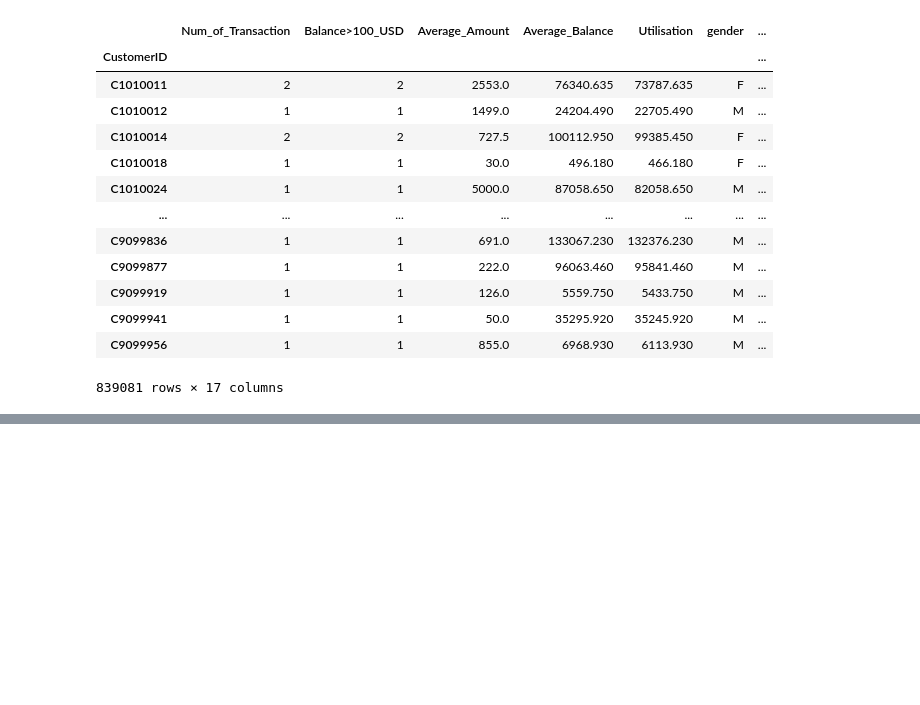
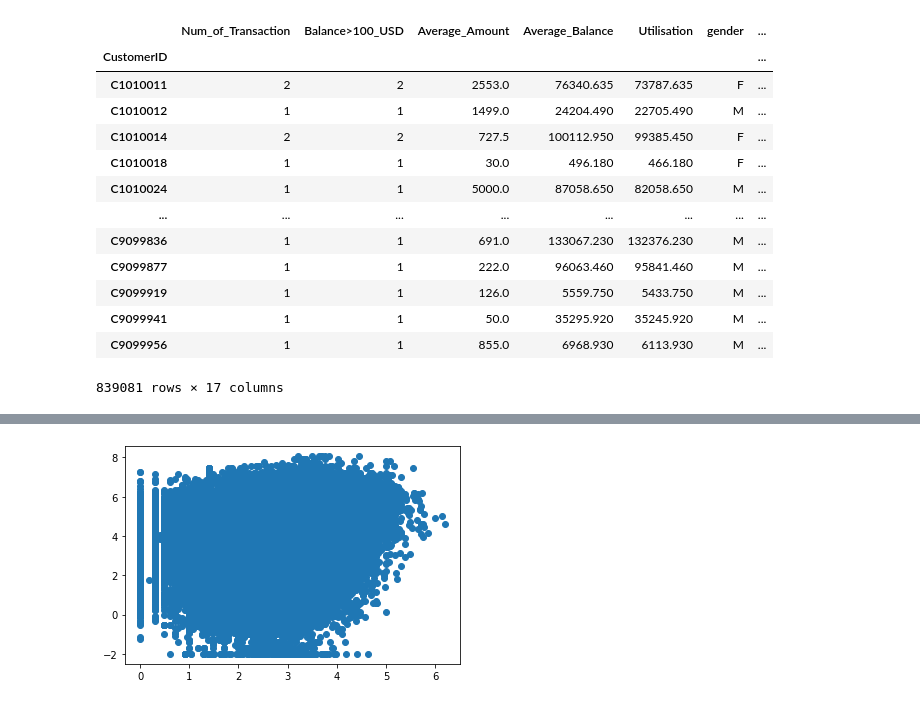
Before and after one commit to PaoloBarba/ADM_HW4, a Jupyter notebook: 2. Grouping customers together!.ipynb, the cells around one changed output, grey strips where cells are left out. Drawn from its saved outputs; the diff is of its cells as text; code cells hidden in the pictures; blank space fills up the shorter version.

```diff
--- a/2. Grouping customers together!.ipynb
+++ b/2. Grouping customers together!.ipynb
@@ -157,0 +181,2 @@ Features["Maximum_balance"] = bt[["CustomerID","CustAccountBalance"]].groupby("C
+# %%
+Features["Maximum_balance"] = bt[["CustomerID","CustAccountBalance"]].groupby("CustomerID").agg(Average_Balance=("CustAccountBalance",np.max))
@@ -224,0 +292,5 @@ Features
+# %%
+plt.scatter(np.log10(Features.Average_Amount), np.log10(Features.Average_Balance))
+plt.show()
+# %% [output]
+[figure, added]
```
Also changed, not shown: parts of 20 cells of this notebook.
